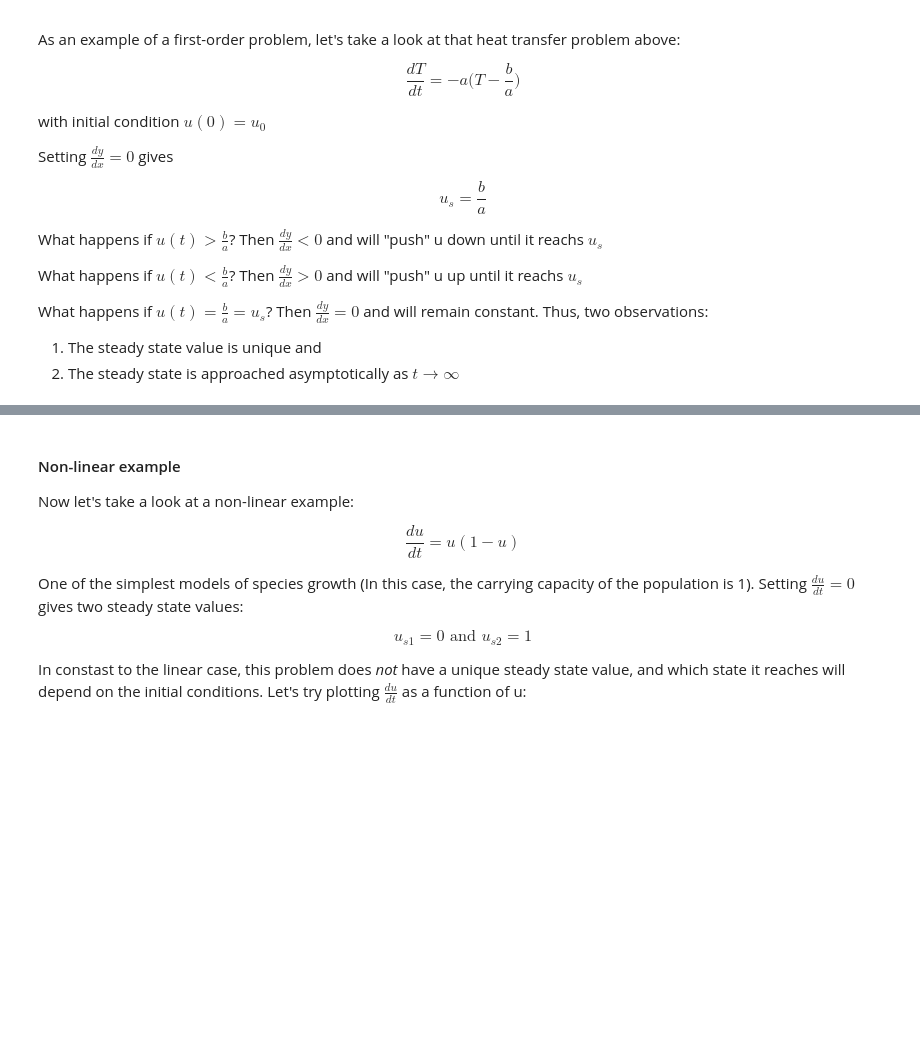
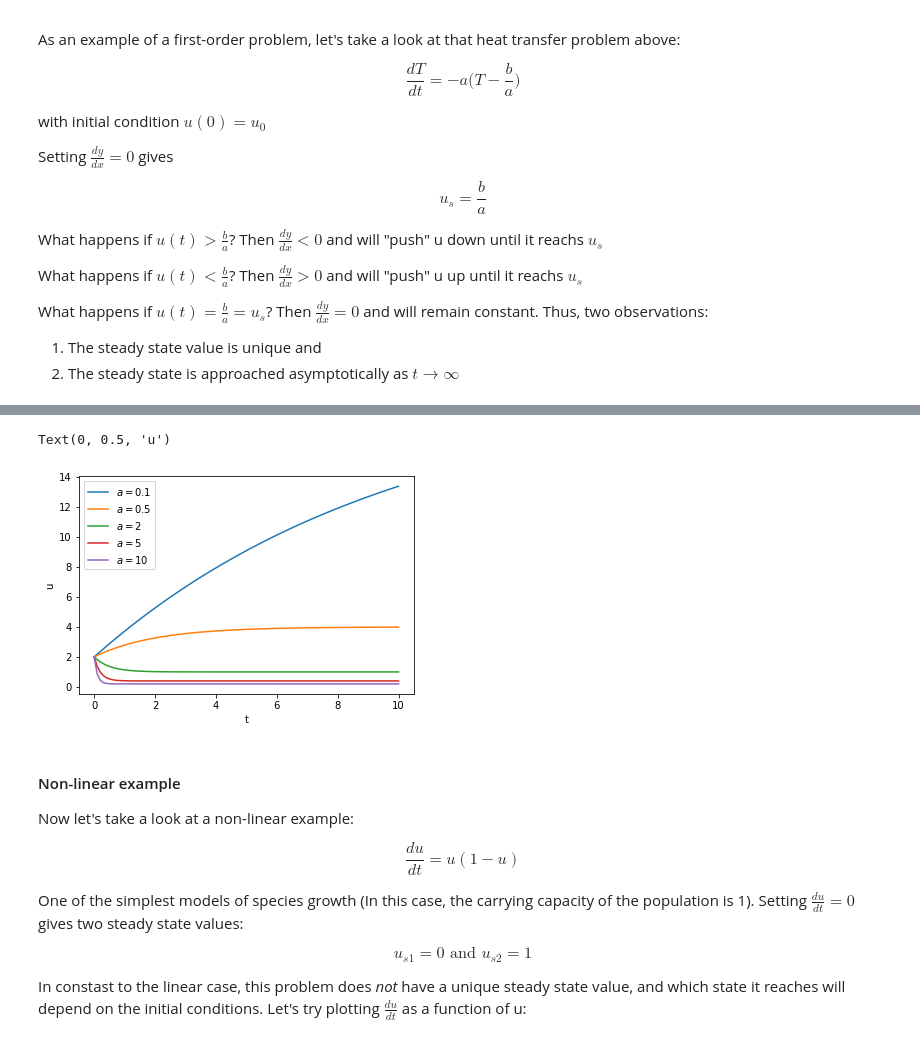
Before and after one commit to uw-cheme512/uw-cheme512.github.io, a Jupyter notebook: notebooks/L2_before_you_try_to_solve.ipynb, the cells around one changed output, grey strips where cells are left out. Cells and saved outputs as stored; diff of their text form; code cells hidden in the pictures; blank space fills up the shorter version.

```diff
--- a/notebooks/L2_before_you_try_to_solve.ipynb
+++ b/notebooks/L2_before_you_try_to_solve.ipynb
@@ -132,3 +134,19 @@ Text(0,0.5,'u')
+# %%
+x = np.linspace(0, 10, 101)
+fig, ax = plt.subplots()
+
+u0 = 2
+b = -2
+
+for a in [0.1, 0.5, 2, 5, 10]:
+    y = (2+b/a)*np.exp(-a*x) - b/a
+    ax.plot(x, y, label = '$a = {}$'.format(a))
+ax.legend()
+ax.set_xlabel('t')
+ax.set_ylabel('u')
+# %% [output]
+Text(0, 0.5, 'u')
+[figure, added]
 # %% [markdown]
 #### Non-linear example
 
```
Also changed, not shown: parts of 4 cells of this notebook, 4 other files.
